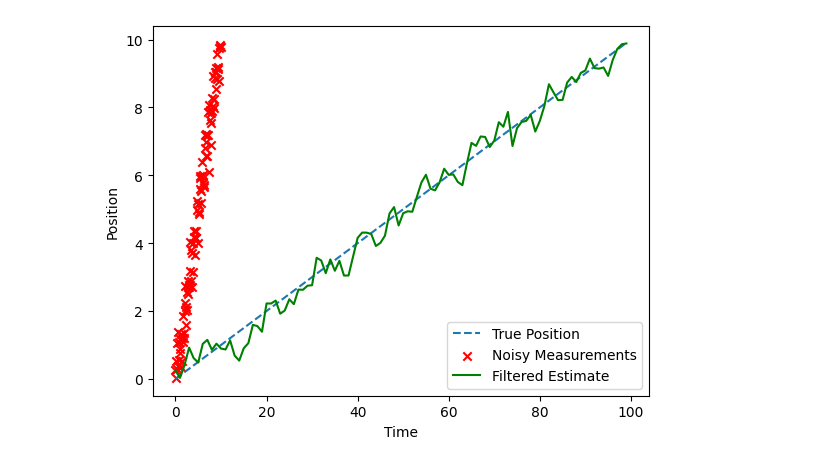
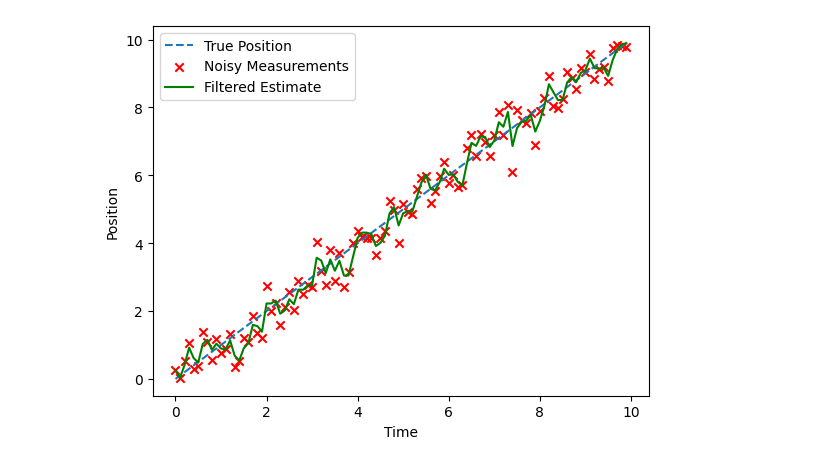
Before and after one commit to jamesterryxu/cs281a-project, a Jupyter notebook: test.ipynb, the cells around one changed output. Cells and saved outputs as stored; diff of their text form; code cells hidden in the pictures.

```diff
--- a/test.ipynb
+++ b/test.ipynb
@@ -12,34 +12,34 @@ process_noise = 0.1
 np.random.seed(42)
 true_position = initial_position + velocity * np.arange(0, 10, 0.1)
 noisy_measurements = true_position + np.random.normal(0, 0.5, size=len(true_position))
 
 # Initialize Kalman filter
 kf = KalmanFilter(dim_x=2, dim_z=1)
 kf.F = np.array([[1, 1],
                  [0, 1]])  # State transition matrix
 kf.H = np.array([[1, 0]])  # Measurement matrix
 kf.P *= 1e3  # Covariance matrix
 kf.R = 0.5  # Measurement noise
 kf.Q = np.array([[0.1, 0.1],
                  [0.1, 0.1]])  # Process noise
 
 # Initialize state
 kf.x = np.array([0, 0])
 
 # Kalman filter update
 filtered_state_means = []
 for measurement in noisy_measurements:
     kf.predict()
     kf.update(measurement)
     filtered_state_means.append(kf.x[0])
 
 # Plot the true position, noisy measurements, and filtered estimates
-plt.plot(true_position, label='True Position', linestyle='dashed')
-plt.scatter(np.arange(0, 10, 0.1), noisy_measurements, label='Noisy Measurements', color='red', marker='x')
-plt.plot(filtered_state_means, label='Filtered Estimate', color='green')
+plt.plot(np.arange(0, 10, 0.1) * velocity, true_position, label='True Position', linestyle='dashed')
+plt.scatter(np.arange(0, 10, 0.1) * velocity, noisy_measurements, label='Noisy Measurements', color='red', marker='x')
+plt.plot(np.arange(0, 10, 0.1) * velocity, filtered_state_means, label='Filtered Estimate', color='green')
 plt.xlabel('Time')
 plt.ylabel('Position')
 plt.legend()
 plt.show()
 # %% [output]
-[figure, old version]
+[figure, new version]
```
